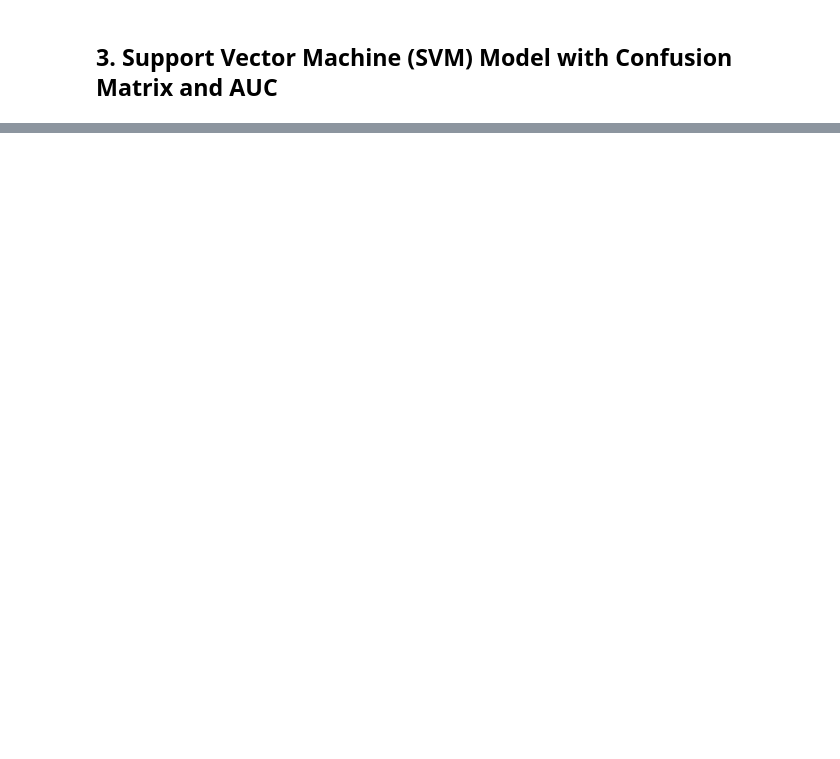
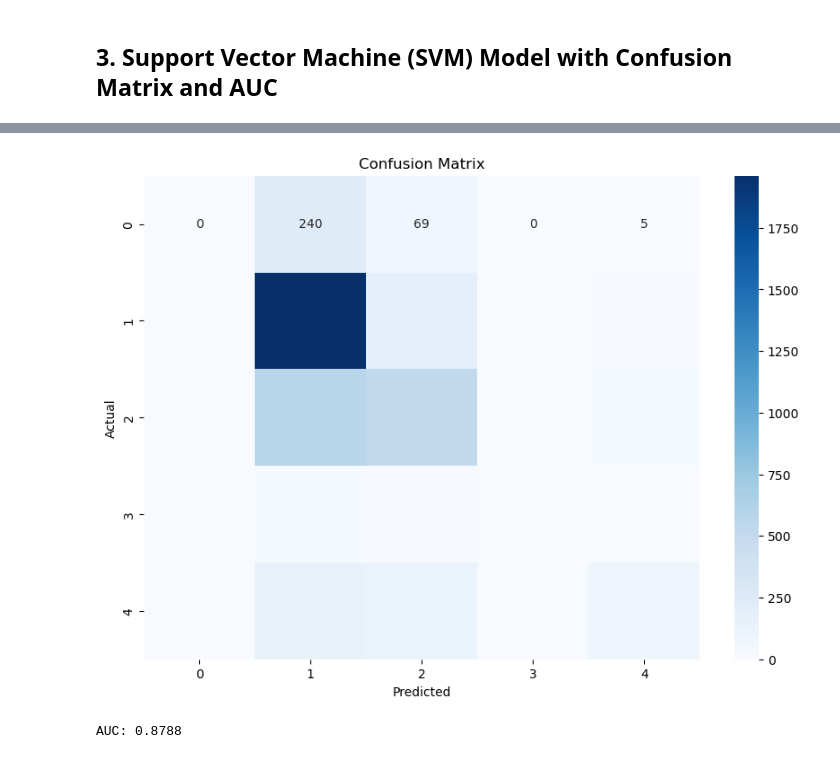
Before and after one commit to LCIT-W25/AISC-T3-Grp2, a Jupyter notebook: AISC2008 - Computer Vision/Case Study 1/prakash/main.ipynb, the cells around one changed output, grey strips where cells are left out. Cells and saved outputs as stored; diff of their text form; code cells hidden in the pictures; blank space fills up the shorter version.

```diff
--- a/AISC2008 - Computer Vision/Case Study 1/prakash/main.ipynb
+++ b/AISC2008 - Computer Vision/Case Study 1/prakash/main.ipynb
@@ -456,0 +472,22 @@ plt.show()
+# %%
+model = DNN_Model(input_size, num_classes)
+criterion = nn.CrossEntropyLoss()  # CrossEntropyLoss for multi-class classification
+optimizer = optim.Adam(model.parameters(), lr=0.001)
+# %%
+# Training Loop
+epochs = 10
+for epoch in range(epochs):
+    model.train()
+
+    # Zero the gradients
+    optimizer.zero_grad()
+
+    # Forward pass
+    outputs = model(X_train_tensor)
+    loss = criterion(outputs, y_train_tensor)
+
+    # Backward pass and optimization
+    loss.backward()
+    optimizer.step()
+
+    print(f'Epoch [{epoch+1}/{epochs}], Loss: {loss.item():.4f}')
@@ -456,0 +549,37 @@ plt.show()
+# %%
+model_dnn.eval()  # Set the model to evaluation mode
+
+with torch.no_grad():  # No need for gradients during evaluation
+    outputs = model(X_test_tensor)
+
+# Convert outputs to predicted class labels
+_, predicted = torch.max(outputs, 1)
+
+# Confusion Matrix
+cm = confusion_matrix(y_test_tensor.numpy(), predicted.numpy())
+
+# Plotting Confusion Matrix
+plt.figure(figsize=(10,7))
+sns.heatmap(cm, annot=True, fmt='d', cmap="Blues",
+                xticklabels=np.unique(y_test_tensor.cpu()),
+                yticklabels=np.unique(y_test_tensor.cpu()))
+plt.title('Confusion Matrix')
+plt.xlabel('Predicted')
+plt.ylabel('Actual')
+plt.show()
+# %% [output]
+[figure, added]
+# %%
+# AUC Calculation (for multi-class, use one-vs-rest approach)
+# Convert the labels and predictions to probabilities
+y_test_one_hot = label_binarize(y_test_tensor.numpy(), classes=np.unique(y_test_tensor.numpy()))
+y_pred_prob = torch.nn.functional.softmax(outputs, dim=1).numpy()
+
+# Calculate the AUC for each class
+fpr, tpr, _ = roc_curve(y_test_one_hot.ravel(), y_pred_prob.ravel())
+roc_auc = auc(fpr, tpr)
+
+# Print AUC score
+print(f"AUC: {roc_auc:.4f}")
+# %% [output]
+AUC: 0.8788
```
Also changed, not shown: parts of 53 cells of this notebook.
